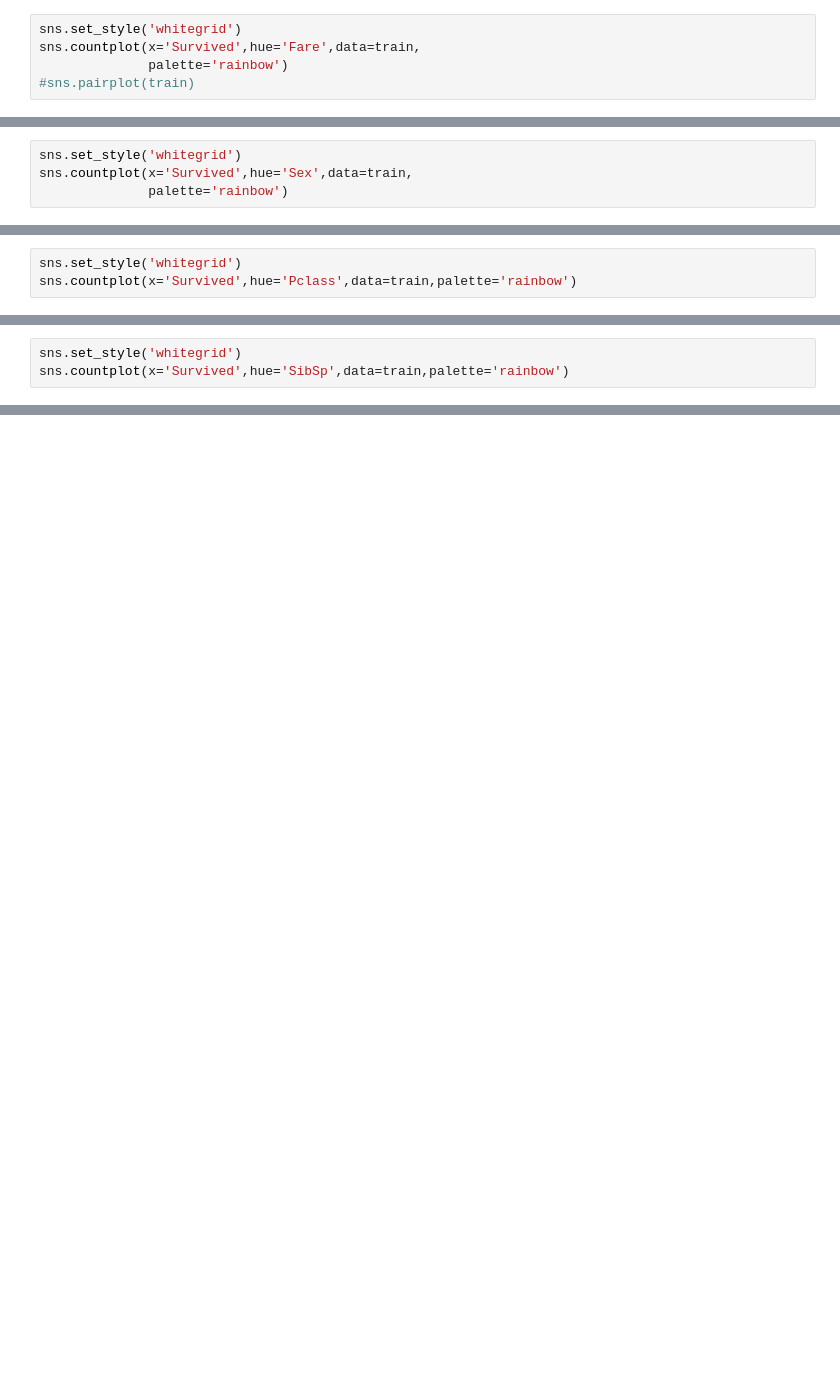
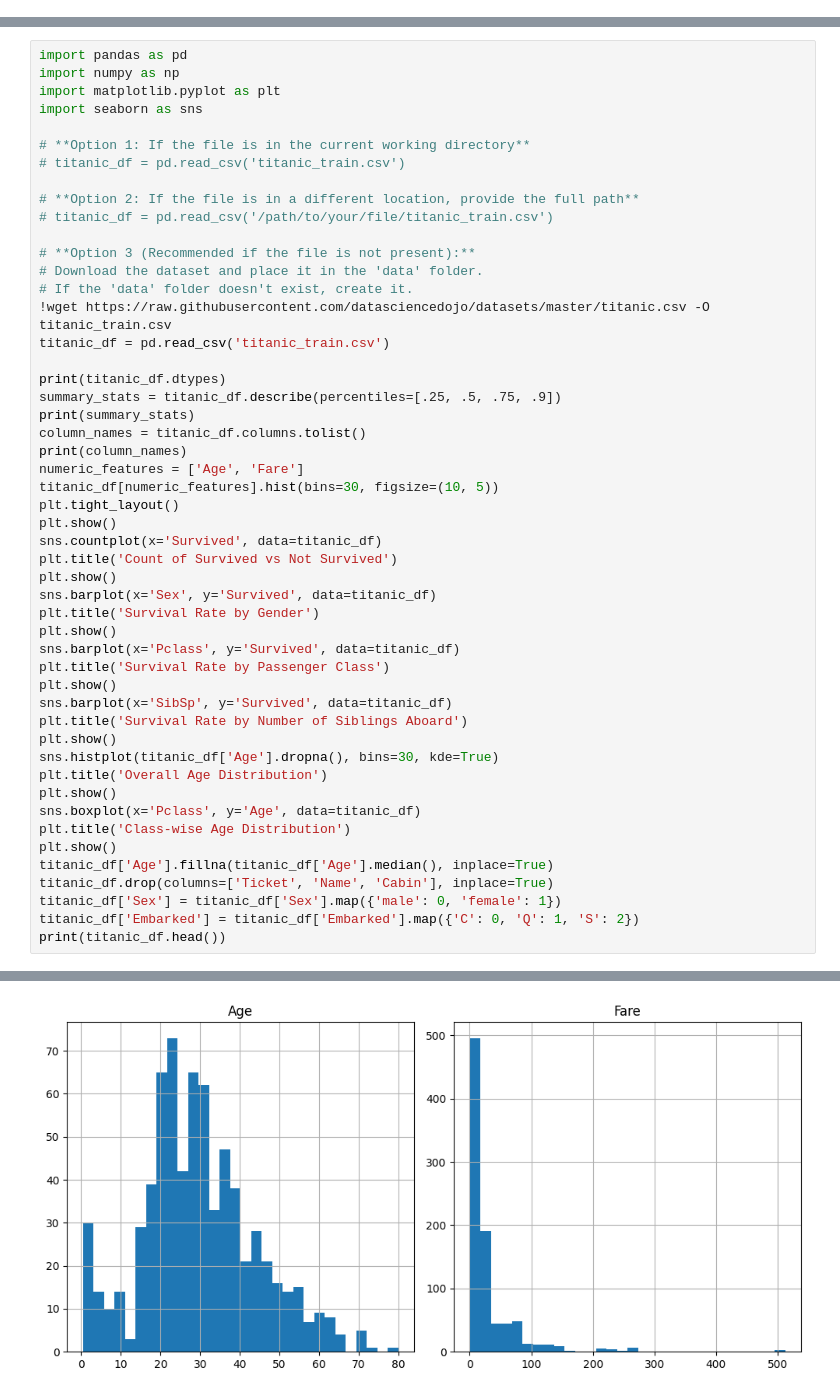
Before and after one commit to 2303a51667/abhirammudumba, a Jupyter notebook: Lab 5.ipynb, the cells around one changed output, grey strips where cells are left out. Drawn from its saved outputs; the diff is of its cells as text; blank space fills up the shorter version.

```diff
--- a/Lab 5.ipynb
+++ b/Lab 5.ipynb
@@ -64,5 +2,0 @@ Text(0, 0.5, 'Count')
-# %%
-sns.set_style('whitegrid')
-sns.countplot(x='Survived',hue='Fare',data=train,
-              palette='rainbow')
-#sns.pairplot(train)
@@ -72,4 +2,0 @@ sns.countplot(x='Survived',hue='Fare',data=train,
-# %%
-sns.set_style('whitegrid')
-sns.countplot(x='Survived',hue='Sex',data=train,
-              palette='rainbow')
@@ -79,3 +2,0 @@ sns.countplot(x='Survived',hue='Sex',data=train,
-# %%
-sns.set_style('whitegrid')
-sns.countplot(x='Survived',hue='Pclass',data=train,palette='rainbow')
@@ -102,3 +2,0 @@ f_class_survived
-# %%
-sns.set_style('whitegrid')
-sns.countplot(x='Survived',hue='SibSp',data=train,palette='rainbow')
@@ -284,0 +3,51 @@ plt.show()
+# %%
+import pandas as pd
+import numpy as np
+import matplotlib.pyplot as plt
+import seaborn as sns
+
+# **Option 1: If the file is in the current working directory**
+# titanic_df = pd.read_csv('titanic_train.csv')
+
+# **Option 2: If the file is in a different location, provide the full path**
+# titanic_df = pd.read_csv('/path/to/your/file/titanic_train.csv')
+
+# **Option 3 (Recommended if the file is not present):**
+# Download the dataset and place it in the 'data' folder.
+# If the 'data' folder doesn't exist, create it.
+!wget https://raw.githubusercontent.com/datasciencedojo/datasets/master/titanic.csv -O titanic_train.csv
+titanic_df = pd.read_csv('titanic_train.csv')
+
+print(titanic_df.dtypes)
+summary_stats = titanic_df.describe(percentiles=[.25, .5, .75, .9])
+print(summary_stats)
+column_names = titanic_df.columns.tolist()
+print(column_names)
+numeric_features = ['Age', 'Fare']
+titanic_df[numeric_features].hist(bins=30, figsize=(10, 5))
+plt.tight_layout()
+plt.show()
+sns.countplot(x='Survived', data=titanic_df)
+plt.title('Count of Survived vs Not Survived')
+plt.show()
+sns.barplot(x='Sex', y='Survived', data=titanic_df)
+plt.title('Survival Rate by Gender')
+plt.show()
+sns.barplot(x='Pclass', y='Survived', data=titanic_df)
+plt.title('Survival Rate by Passenger Class')
+plt.show()
+sns.barplot(x='SibSp', y='Survived', data=titanic_df)
+plt.title('Survival Rate by Number of Siblings Aboard')
+plt.show()
+sns.histplot(titanic_df['Age'].dropna(), bins=30, kde=True)
+plt.title('Overall Age Distribution')
+plt.show()
+sns.boxplot(x='Pclass', y='Age', data=titanic_df)
+plt.title('Class-wise Age Distribution')
+plt.show()
+titanic_df['Age'].fillna(titanic_df['Age'].median(), inplace=True)
+titanic_df.drop(columns=['Ticket', 'Name', 'Cabin'], inplace=True)
+titanic_df['Sex'] = titanic_df['Sex'].map({'male': 0, 'female': 1})
+titanic_df['Embarked'] = titanic_df['Embarked'].map({'C': 0, 'Q': 1, 'S': 2})
+print(titanic_df.head())
+# %% [output]
@@ -284,0 +71 @@ plt.show()
+[figure, added]
```
Also changed, not shown: parts of 24 cells of this notebook.
